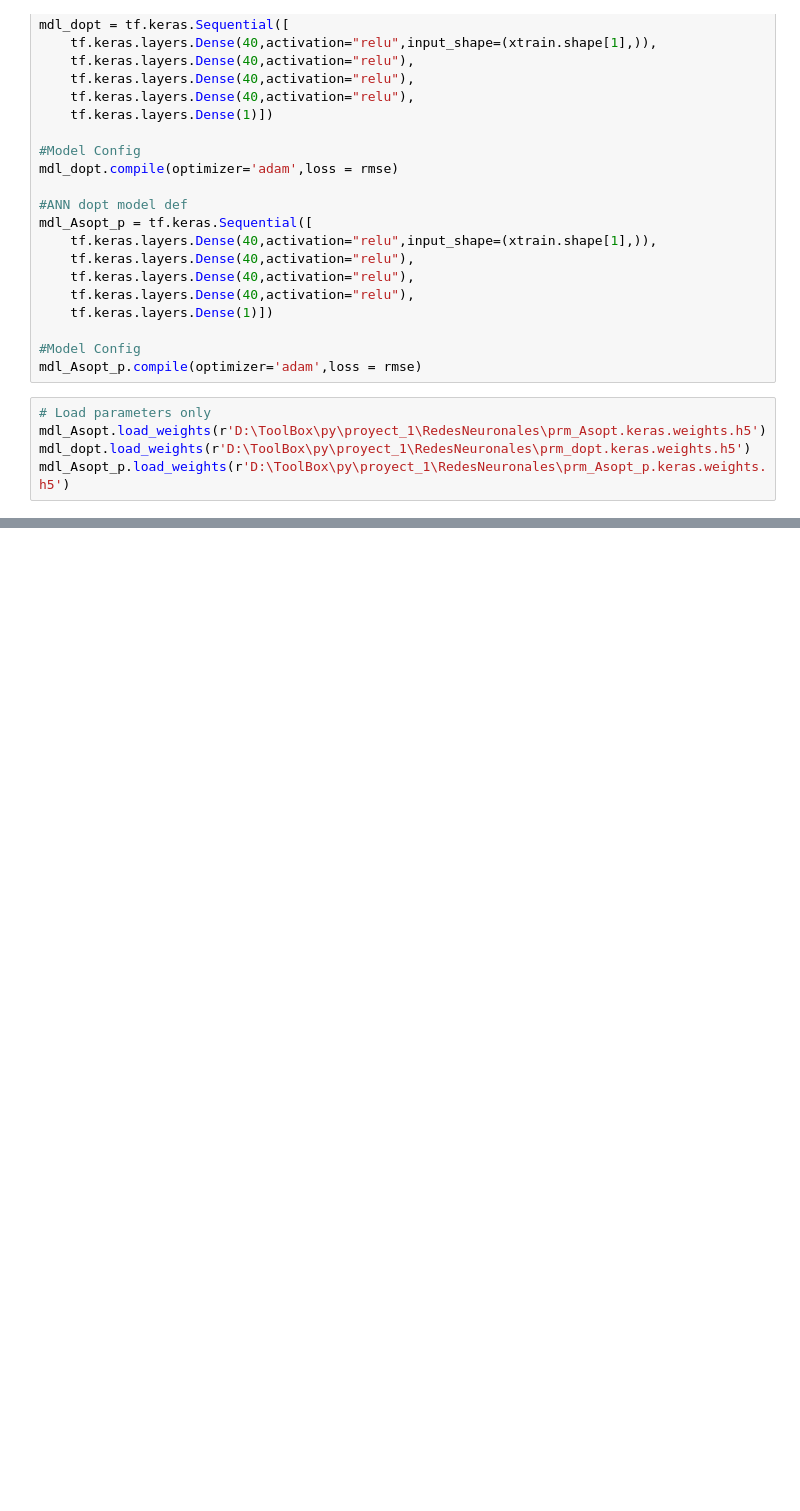
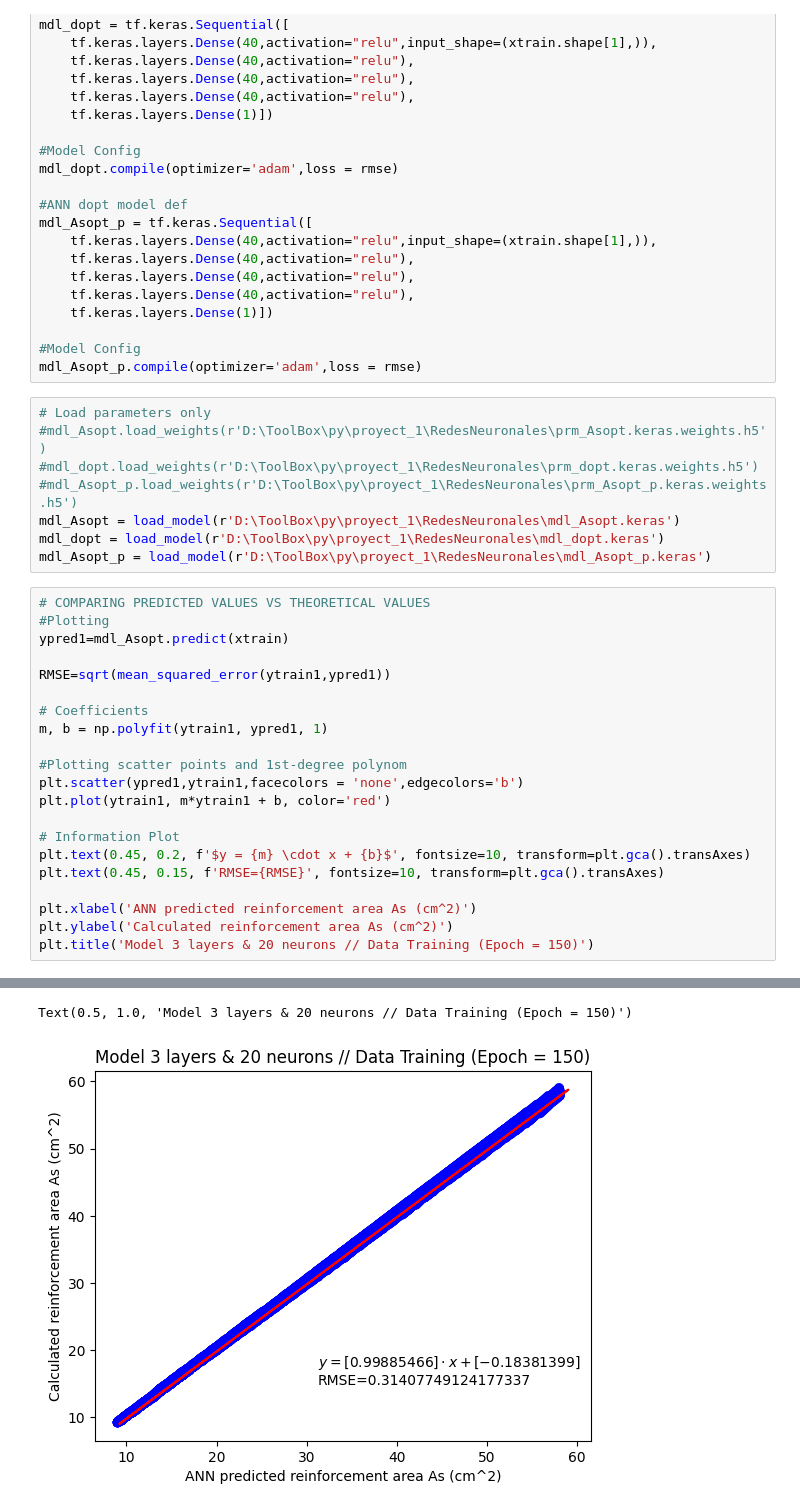
Before and after one commit to orjan3/Automating_Structural_Design_of_a_building_Using_ML_and_APIs, a Jupyter notebook: RedesNeuronales/practice.ipynb, the cells around one changed output, grey strips where cells are left out. Saved outputs shown, nothing was run; the diff lists cells and outputs as text; blank space fills up the shorter version.

```diff
--- a/RedesNeuronales/practice.ipynb
+++ b/RedesNeuronales/practice.ipynb
@@ -57,6 +57,31 @@ mdl_Asopt_p = tf.keras.Sequential([
 mdl_Asopt_p.compile(optimizer='adam',loss = rmse)
 # %%
 # Load parameters only
-mdl_Asopt.load_weights(r'D:\ToolBox\py\proyect_1\RedesNeuronales\prm_Asopt.keras.weights.h5')
-mdl_dopt.load_weights(r'D:\ToolBox\py\proyect_1\RedesNeuronales\prm_dopt.keras.weights.h5')
-mdl_Asopt_p.load_weights(r'D:\ToolBox\py\proyect_1\RedesNeuronales\prm_Asopt_p.keras.weights.h5')
+#mdl_Asopt.load_weights(r'D:\ToolBox\py\proyect_1\RedesNeuronales\prm_Asopt.keras.weights.h5')
+#mdl_dopt.load_weights(r'D:\ToolBox\py\proyect_1\RedesNeuronales\prm_dopt.keras.weights.h5')
+#mdl_Asopt_p.load_weights(r'D:\ToolBox\py\proyect_1\RedesNeuronales\prm_Asopt_p.keras.weights.h5')
+mdl_Asopt = load_model(r'D:\ToolBox\py\proyect_1\RedesNeuronales\mdl_Asopt.keras')
+mdl_dopt = load_model(r'D:\ToolBox\py\proyect_1\RedesNeuronales\mdl_dopt.keras')
+mdl_Asopt_p = load_model(r'D:\ToolBox\py\proyect_1\RedesNeuronales\mdl_Asopt_p.keras')
+# %%
+# COMPARING PREDICTED VALUES VS THEORETICAL VALUES
+#Plotting
+ypred1=mdl_Asopt.predict(xtrain)
+
+RMSE=sqrt(mean_squared_error(ytrain1,ypred1))
+
+# Coefficients
+m, b = np.polyfit(ytrain1, ypred1, 1)
+
+#Plotting scatter points and 1st-degree polynom
+plt.scatter(ypred1,ytrain1,facecolors = 'none',edgecolors='b')
+plt.plot(ytrain1, m*ytrain1 + b, color='red')
+
+# Information Plot
+plt.text(0.45, 0.2, f'$y = {m} \cdot x + {b}$', fontsize=10, transform=plt.gca().transAxes)
+plt.text(0.45, 0.15, f'RMSE={RMSE}', fontsize=10, transform=plt.gca().transAxes)
+
+plt.xlabel('ANN predicted reinforcement area As (cm^2)')
+plt.ylabel('Calculated reinforcement area As (cm^2)')
+plt.title('Model 3 layers & 20 neurons // Data Training (Epoch = 150)')
+# %% [output]
@@ -62,0 +89,2 @@ mdl_Asopt_p.load_weights(r'D:\ToolBox\py\proyect_1\RedesNeuronales\prm_Asopt_p.k
+Text(0.5, 1.0, 'Model 3 layers & 20 neurons // Data Training (Epoch = 150)')
+[figure, added]
```
Also changed, not shown: parts of 6 cells of this notebook, 8 other files.
